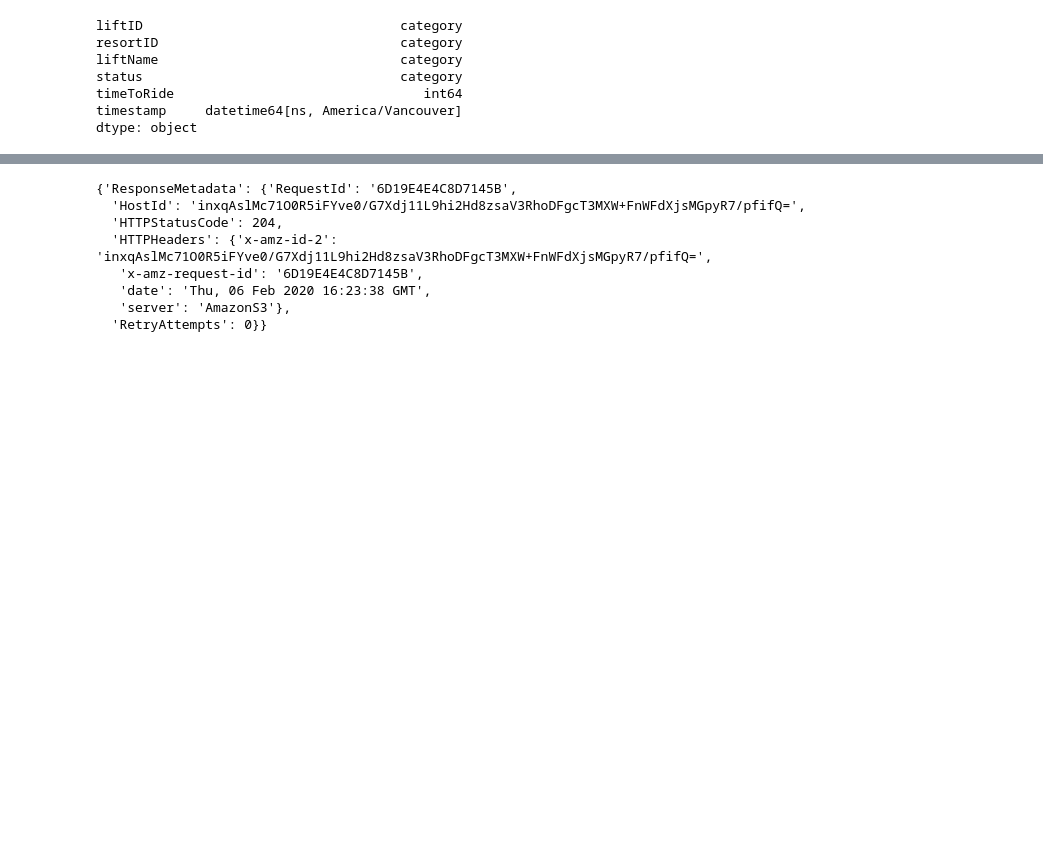
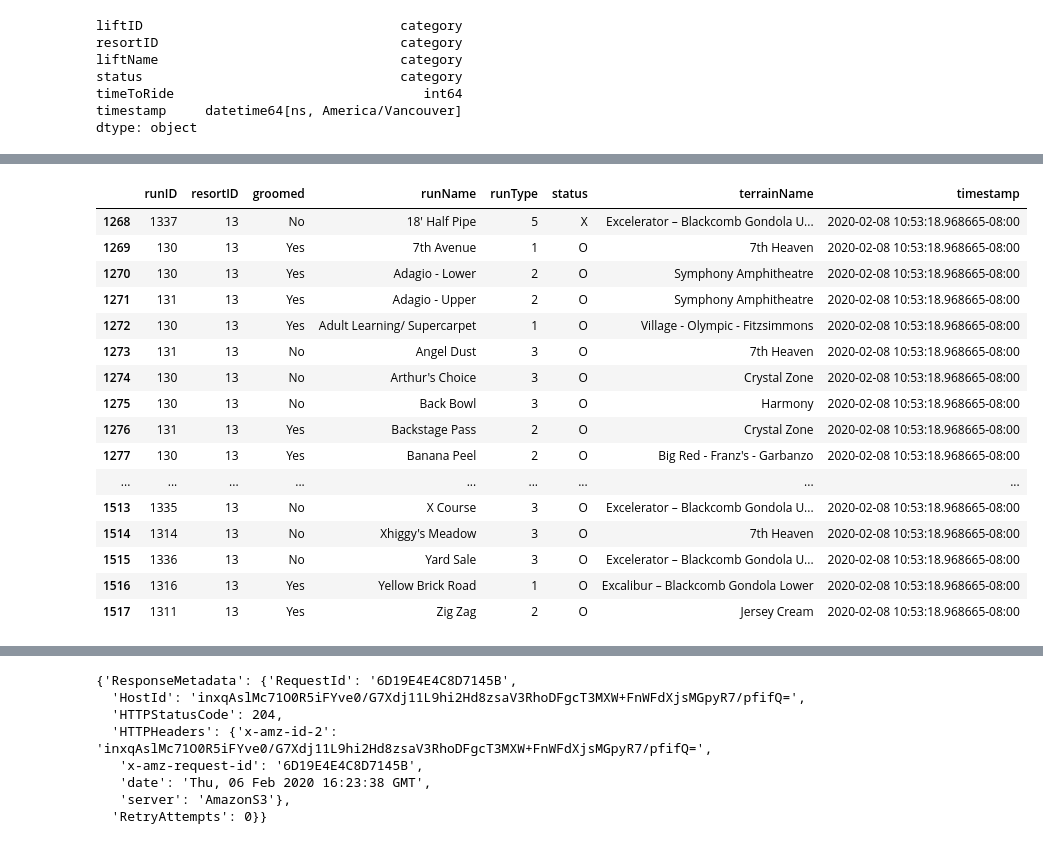
Before and after one commit to Pall-v/snowbot, a Jupyter notebook: notebooks/2.0-pv-process-json.ipynb, the cells around one changed output, grey strips where cells are left out. Saved outputs shown, nothing was run; the diff lists cells and outputs as text; code cells hidden in the pictures; blank space fills up the shorter version.

Commit message:
Add runName to terrain ID columns
resortID and runID were not unique for some resorts (e.g. Vail, resortID 1).

```diff
--- a/notebooks/2.0-pv-process-json.ipynb
+++ b/notebooks/2.0-pv-process-json.ipynb
@@ -91,7 +91,7 @@ def flatten(items):
 # The columns that serve to identify records in each table
 table_ID_col_names = {
     'lifts': 'liftName',
-    'terrain': ['resortID', 'runID'],
+    'terrain': ['resortID', 'runID', 'runName'],
     'weather': 'resortID',
     'all_tables': 'timestamp'
 }
@@ -822,0 +842,2 @@ dtype: object
+# %%
+parq_df = load_dataframe_from_parquet_on_s3('terrain' + HISTORY_SUFFIX)
@@ -822,0 +860,21 @@ dtype: object
+# %%
+with pd.option_context('display.max_rows', None, 'display.max_columns', None):
+    display(parq_df.sort_values(['resortID', 'runName', 'timestamp']).query('resortID == 13'))
+# %% [output]
+|  | runID | resortID | groomed | runName | runType | status | terrainName | timestamp |
+| 1268 | 1337 | 13 | No | 18' Half Pipe | 5 | X | Excelerator – Blackcomb Gondola U... | 2020-02-08 10:53:18.968665-08:00 |
+| 1269 | 130 | 13 | Yes | 7th Avenue | 1 | O | 7th Heaven | 2020-02-08 10:53:18.968665-08:00 |
+| 1270 | 130 | 13 | Yes | Adagio - Lower | 2 | O | Symphony Amphitheatre | 2020-02-08 10:53:18.968665-08:00 |
+| 1271 | 131 | 13 | Yes | Adagio - Upper | 2 | O | Symphony Amphitheatre | 2020-02-08 10:53:18.968665-08:00 |
+| 1272 | 130 | 13 | Yes | Adult Learning/ Supercarpet | 1 | O | Village - Olympic - Fitzsimmons | 2020-02-08 10:53:18.968665-08:00 |
+| 1273 | 131 | 13 | No | Angel Dust | 3 | O | 7th Heaven | 2020-02-08 10:53:18.968665-08:00 |
+| 1274 | 130 | 13 | No | Arthur's Choice | 3 | O | Crystal Zone | 2020-02-08 10:53:18.968665-08:00 |
+| 1275 | 130 | 13 | No | Back Bowl | 3 | O | Harmony | 2020-02-08 10:53:18.968665-08:00 |
+| 1276 | 131 | 13 | Yes | Backstage Pass | 2 | O | Crystal Zone | 2020-02-08 10:53:18.968665-08:00 |
+| 1277 | 130 | 13 | Yes | Banana Peel | 2 | O | Big Red - Franz's - Garbanzo | 2020-02-08 10:53:18.968665-08:00 |
+| ... | ... | ... | ... | ... | ... | ... | ... | ... |
+| 1513 | 1335 | 13 | No | X Course | 3 | O | Excelerator – Blackcomb Gondola U... | 2020-02-08 10:53:18.968665-08:00 |
+| 1514 | 1314 | 13 | No | Xhiggy's Meadow | 3 | O | 7th Heaven | 2020-02-08 10:53:18.968665-08:00 |
+| 1515 | 1336 | 13 | No | Yard Sale | 3 | O | Excelerator – Blackcomb Gondola U... | 2020-02-08 10:53:18.968665-08:00 |
+| 1516 | 1316 | 13 | Yes | Yellow Brick Road | 1 | O | Excalibur – Blackcomb Gondola Lower | 2020-02-08 10:53:18.968665-08:00 |
+| 1517 | 1311 | 13 | Yes | Zig Zag | 2 | O | Jersey Cream | 2020-02-08 10:53:18.968665-08:00 |
```
Also changed, not shown: parts of 17 cells of this notebook, 3 other files.
